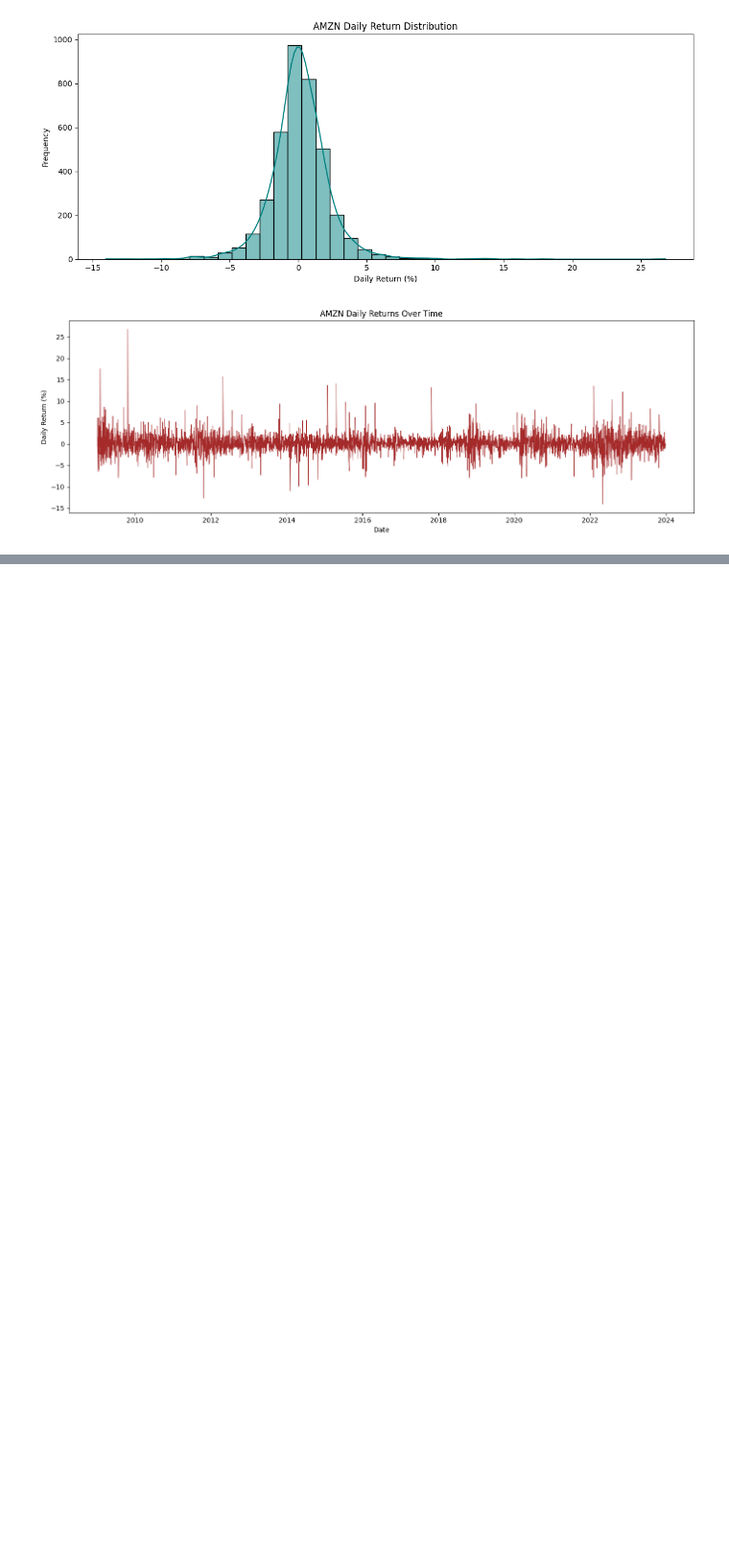
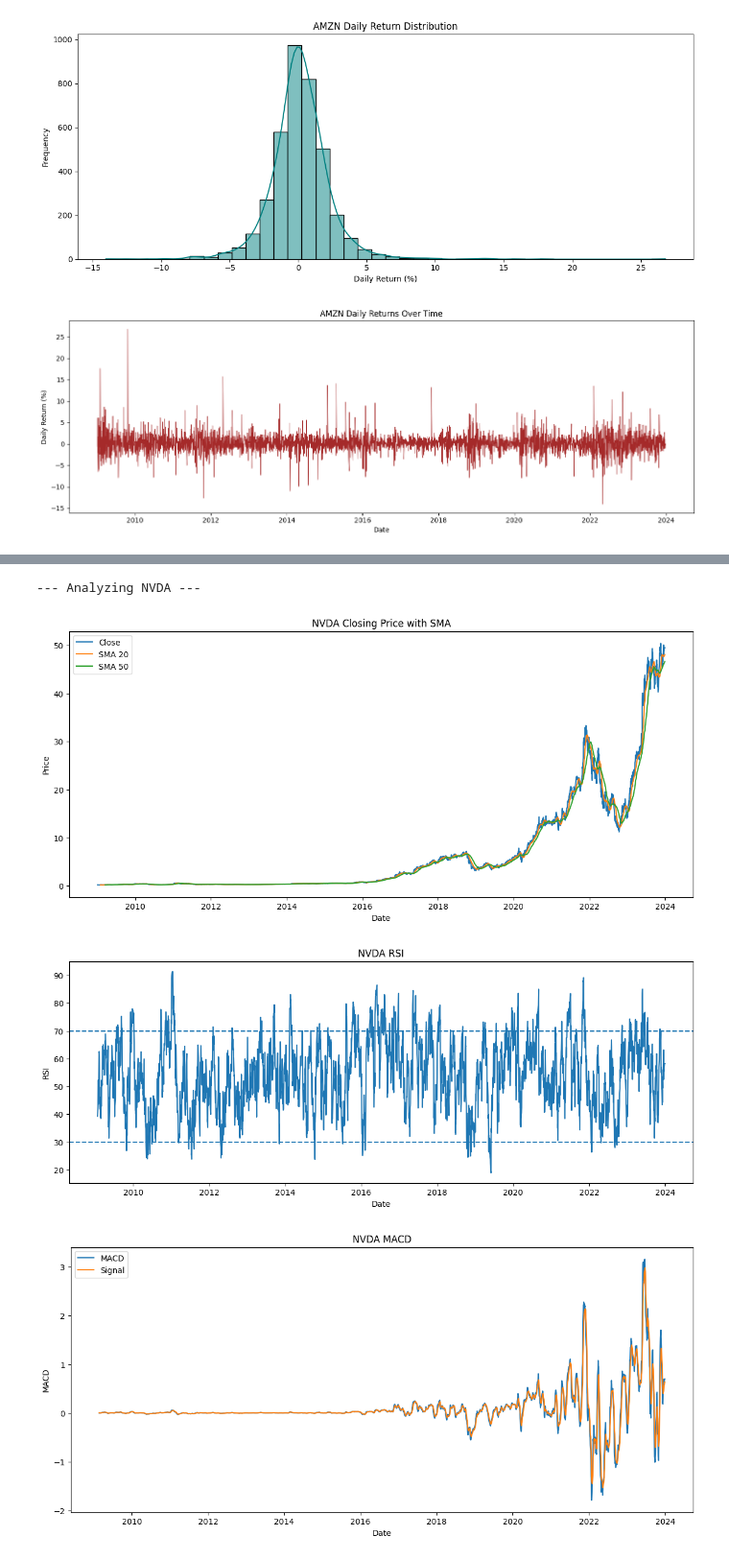
Before and after one commit to Simbogj/news-sentiment-analysis, a Jupyter notebook: notebooks/task2_technical_analysis.ipynb, the cells around one changed output, grey strips where cells are left out. Shown at 96% size. Cells and saved outputs as stored; diff of their text form; code cells hidden in the pictures; blank space fills up the shorter version.

```diff
--- a/notebooks/task2_technical_analysis.ipynb
+++ b/notebooks/task2_technical_analysis.ipynb
@@ -168,0 +268,10 @@ analyze_stock(stock_data[symbol], symbol)
+# %%
+# Analyze AMZN explicitly
+symbol = 'NVDA'
+print(f"--- Analyzing {symbol} ---")
+analyze_stock(stock_data[symbol], symbol)
+# %% [output]
+--- Analyzing NVDA ---
+[figure, added]
+[figure, added]
+[figure, added]
```
Also changed, not shown: parts of 9 cells of this notebook, 1 other file.
